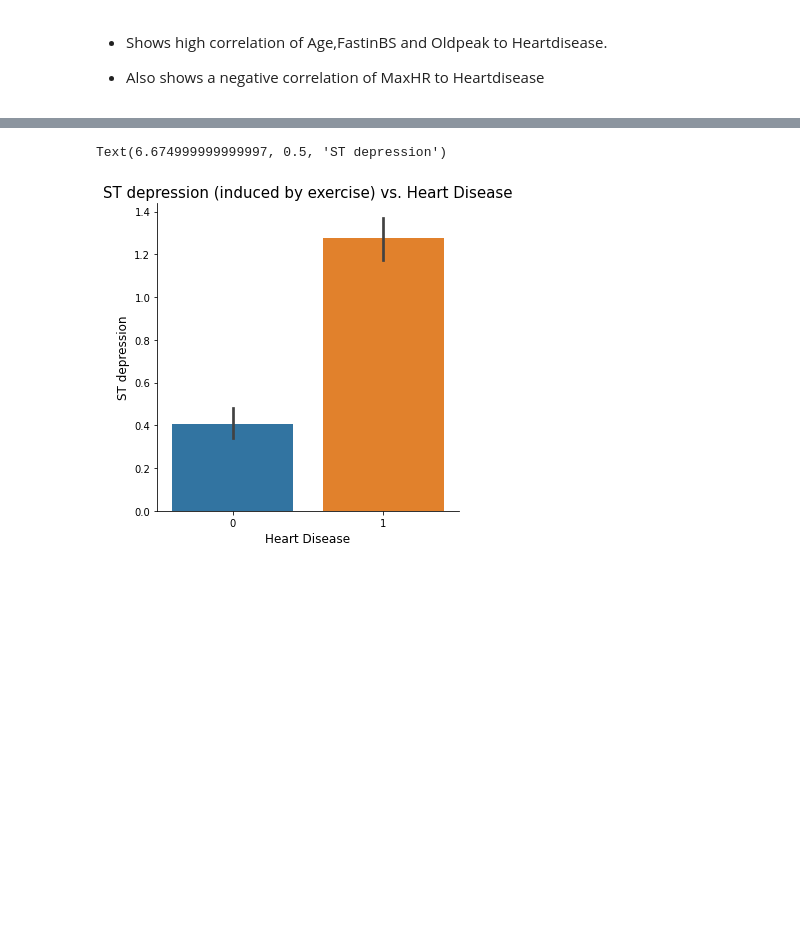
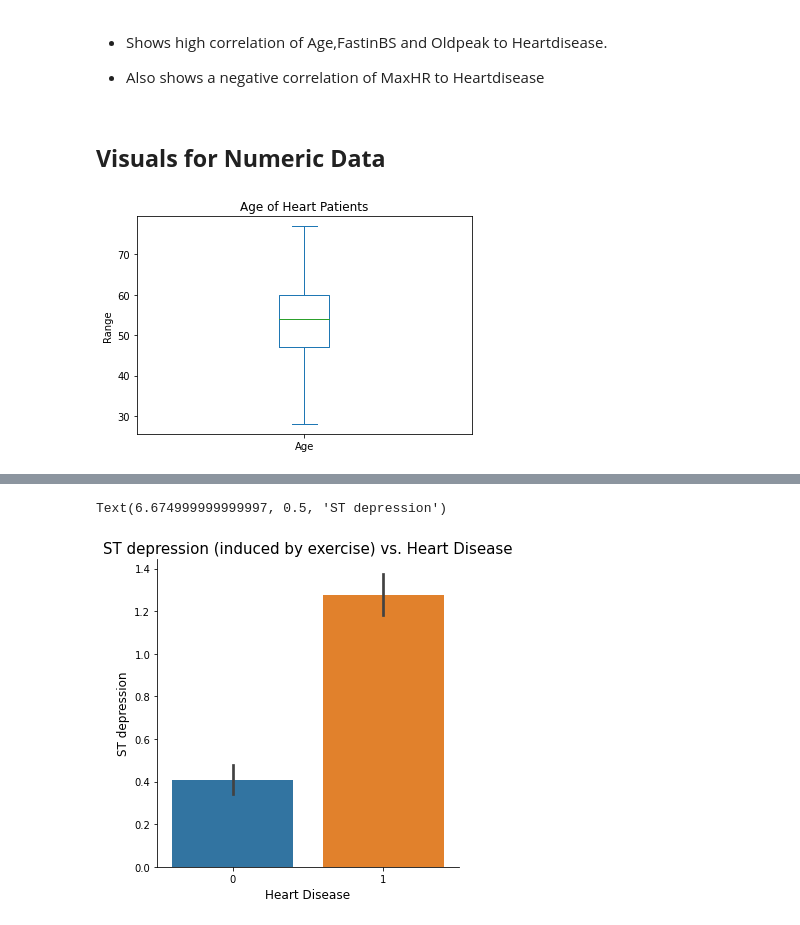
Before and after one commit to HarmonyKM/Data-Vizualization, a Jupyter notebook: Project_2_Part_2.ipynb, the cells around one changed output, grey strips where cells are left out. Saved outputs shown, nothing was run; the diff lists cells and outputs as text; code cells hidden in the pictures; blank space fills up the shorter version.

```diff
--- a/Project_2_Part_2.ipynb
+++ b/Project_2_Part_2.ipynb
@@ -323,3 +309,11 @@ sns.heatmap(df_heart.corr(), annot= True, ax=ax)
 - Shows high correlation of Age,FastinBS and Oldpeak to Heartdisease.
 
 - Also shows a negative correlation of MaxHR to Heartdisease
+# %% [markdown]
+## **Visuals for Numeric Data**
+# %%
+df_heart['Age'].plot(kind='box')
+plt.title('Age of Heart Patients')
+plt.ylabel('Range');
+# %% [output]
+[figure, added]
```
Also changed, not shown: parts of 24 cells of this notebook.
